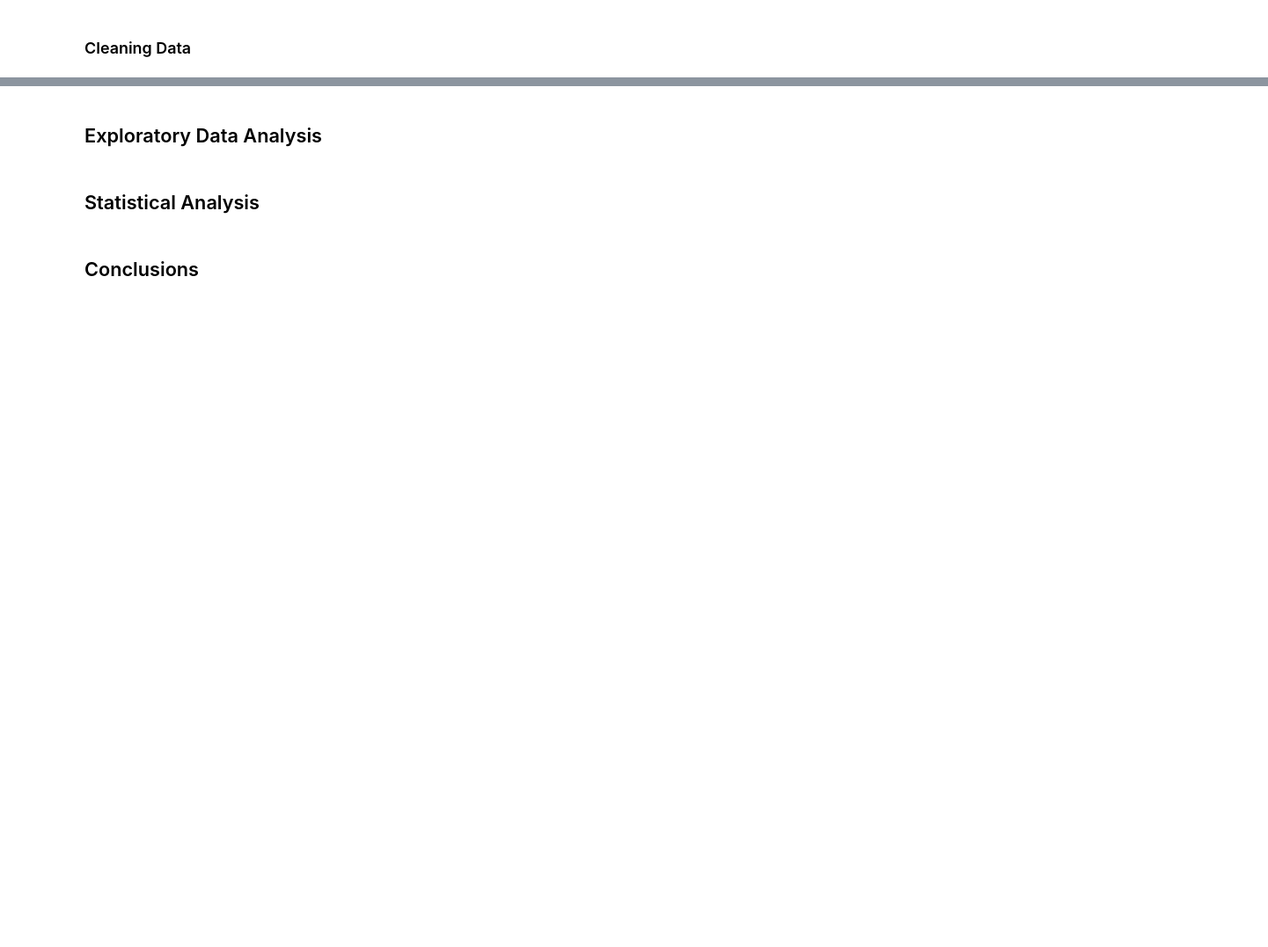
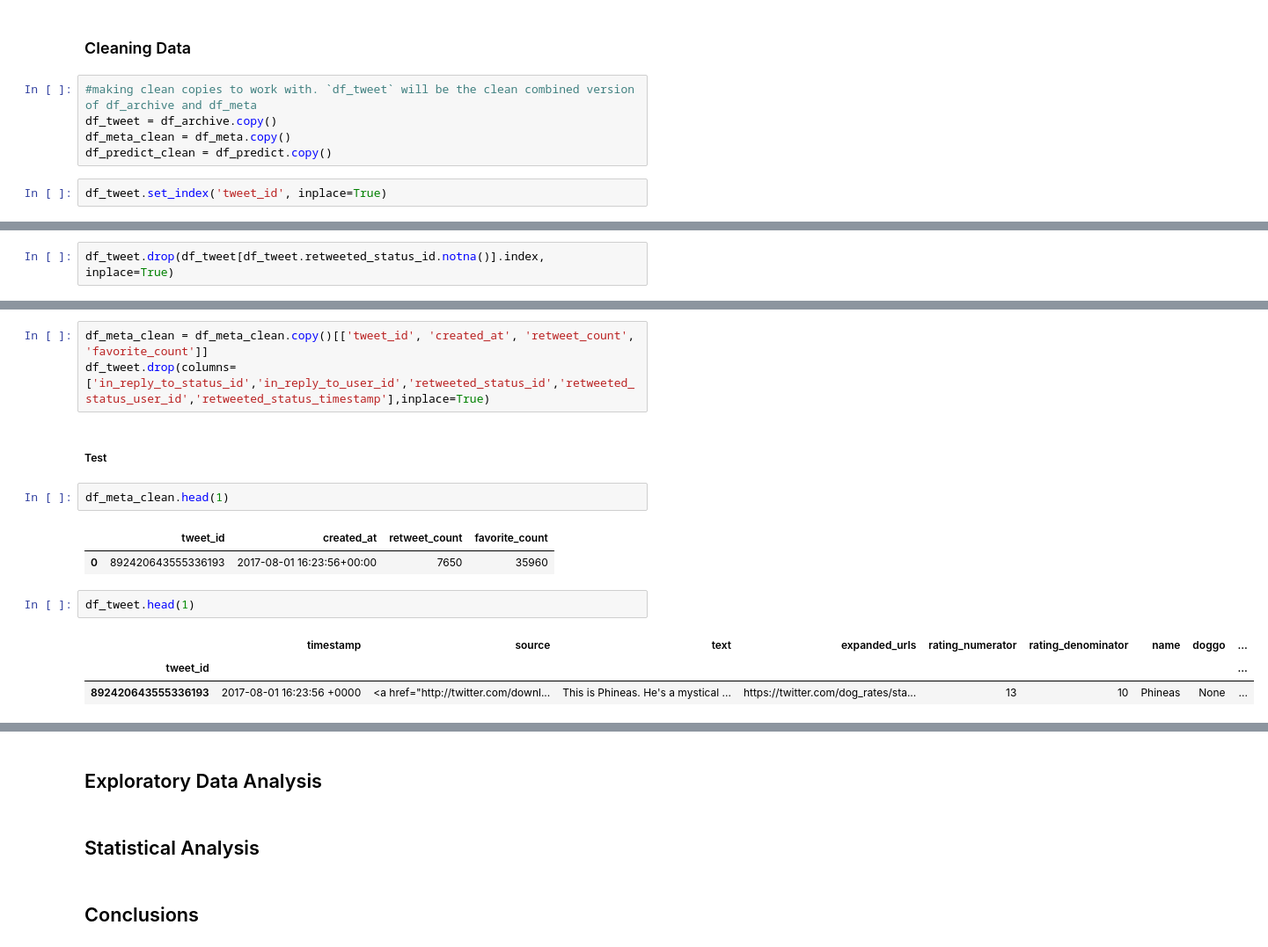
Before and after one commit to shwangelmer/udacityDANDproject5, a Jupyter notebook: wrangle_act.ipynb, the cells around one changed output, grey strips where cells are left out. Shown: that part at 88% size. Drawn from its saved outputs; the diff is of its cells as text; blank space fills up the shorter version.

```diff
--- a/wrangle_act.ipynb
+++ b/wrangle_act.ipynb
@@ -252,3 +277,10 @@ df_meta.head()
 # %% [markdown]
 <a id='clean'></a>
 ### Cleaning Data
+# %%
+#making clean copies to work with. `df_tweet` will be the clean combined version of df_archive and df_meta
+df_tweet = df_archive.copy()
+df_meta_clean = df_meta.copy()
+df_predict_clean = df_predict.copy()
+# %%
+df_tweet.set_index('tweet_id', inplace=True)
@@ -254,0 +294,2 @@ df_meta.head()
+# %%
+df_tweet.drop(df_tweet[df_tweet.retweeted_status_id.notna()].index, inplace=True)
@@ -254,0 +324,16 @@ df_meta.head()
+# %%
+df_meta_clean = df_meta_clean.copy()[['tweet_id', 'created_at', 'retweet_count', 'favorite_count']]
+df_tweet.drop(columns=['in_reply_to_status_id','in_reply_to_user_id','retweeted_status_id','retweeted_status_user_id','retweeted_status_timestamp'],inplace=True)
+# %% [markdown]
+##### Test
+# %%
+df_meta_clean.head(1)
+# %% [output]
+|  | tweet_id | created_at | retweet_count | favorite_count |
+| 0 | 892420643555336193 | 2017-08-01 16:23:56+00:00 | 7650 | 35960 |
+# %%
+df_tweet.head(1)
+# %% [output]
+|  | timestamp | source | text | expanded_urls | rating_numerator | rating_denominator | name | doggo | ... |
+| tweet_id |  |  |  |  |  |  |  |  | ... |
+| 892420643555336193 | 2017-08-01 16:23:56 +0000 | <a href="http://twitter.com/downl... | This is Phineas. He's a mystical ... | https://twitter.com/dog_rates/sta... | 13 | 10 | Phineas | None | ... |
```
Also changed, not shown: parts of 45 cells of this notebook.
